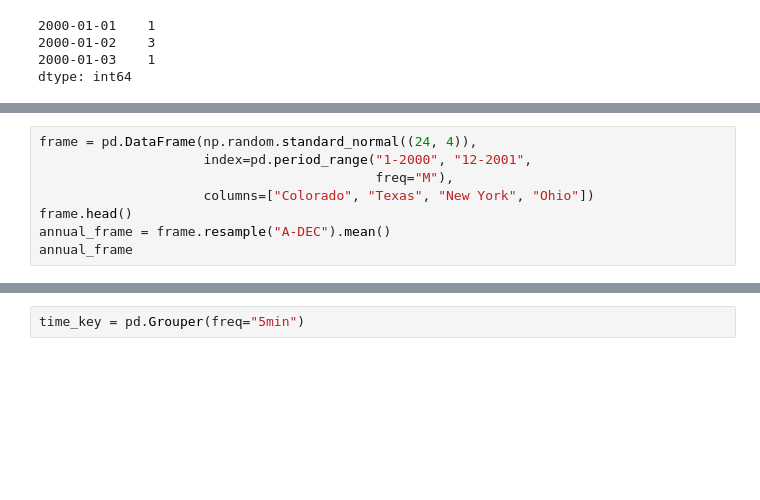
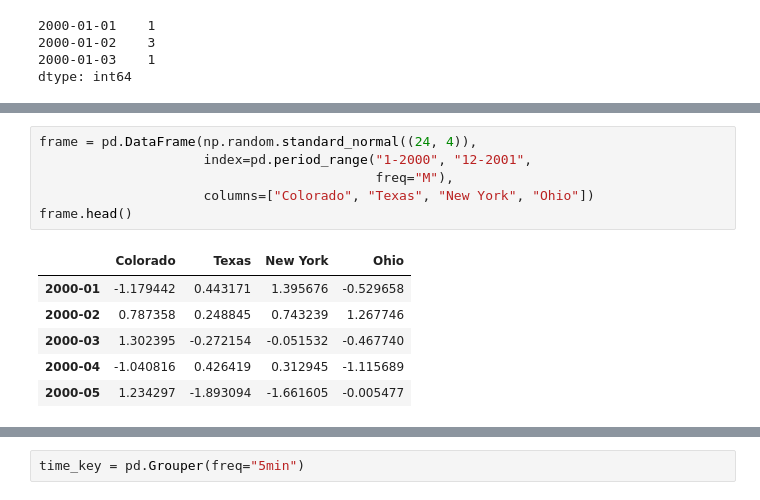
Before and after one commit to Edwinf3004/pydata-book, a Jupyter notebook: ch11.ipynb, the cells around one changed output, grey strips where cells are left out. Cells and saved outputs as stored; diff of their text form; blank space fills up the shorter version.

```diff
--- a/ch11.ipynb
+++ b/ch11.ipynb
@@ -507,8 +1100,13 @@ frame.resample("W-THU").ffill()
 # %%
 frame = pd.DataFrame(np.random.standard_normal((24, 4)),
                      index=pd.period_range("1-2000", "12-2001",
                                            freq="M"),
                      columns=["Colorado", "Texas", "New York", "Ohio"])
 frame.head()
-annual_frame = frame.resample("A-DEC").mean()
-annual_frame
+# %% [output]
+|  | Colorado | Texas | New York | Ohio |
+| 2000-01 | -1.179442 | 0.443171 | 1.395676 | -0.529658 |
+| 2000-02 | 0.787358 | 0.248845 | 0.743239 | 1.267746 |
+| 2000-03 | 1.302395 | -0.272154 | -0.051532 | -0.467740 |
+| 2000-04 | -1.040816 | 0.426419 | 0.312945 | -1.115689 |
+| 2000-05 | 1.234297 | -1.893094 | -1.661605 | -0.005477 |
```
Also changed, not shown: parts of 119 cells of this notebook.
